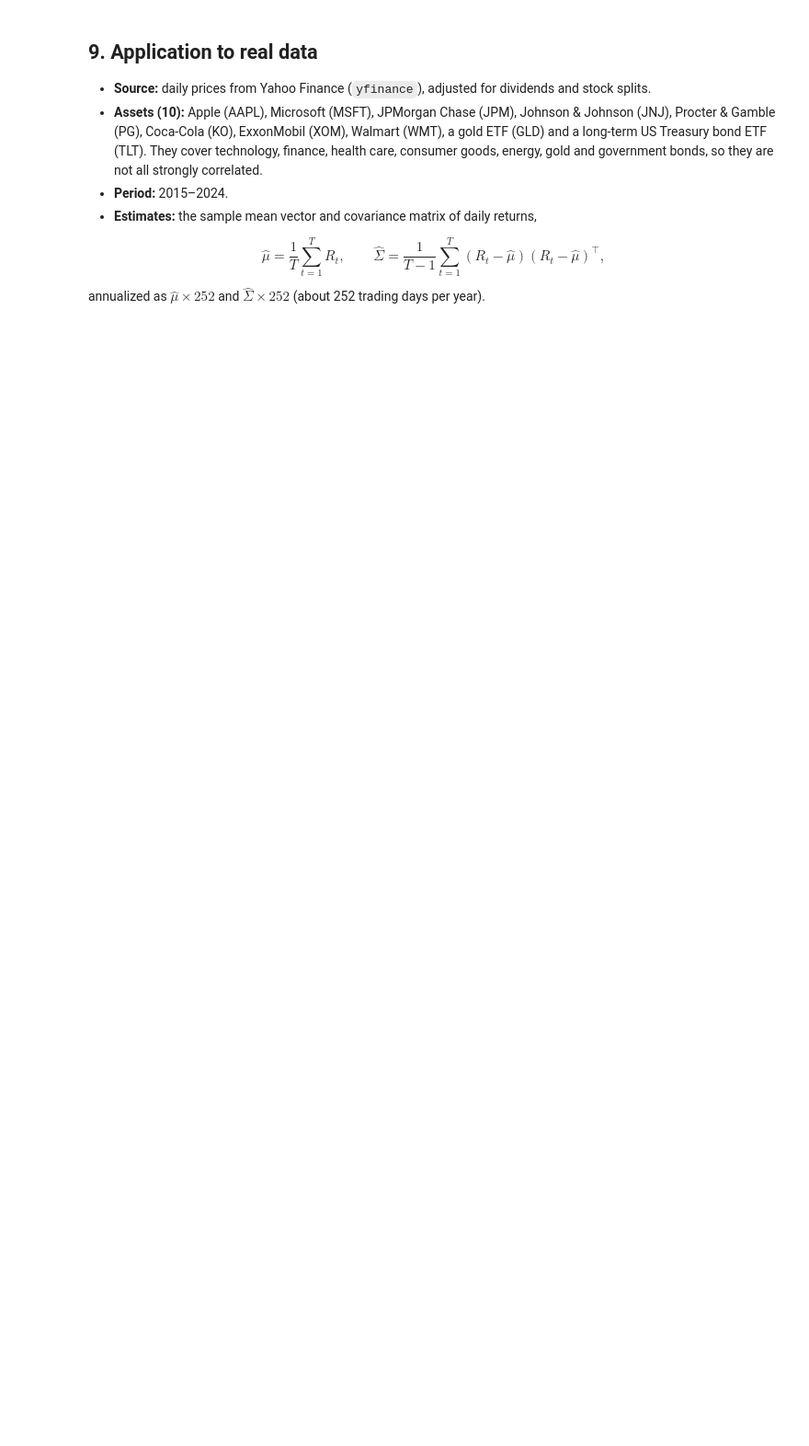
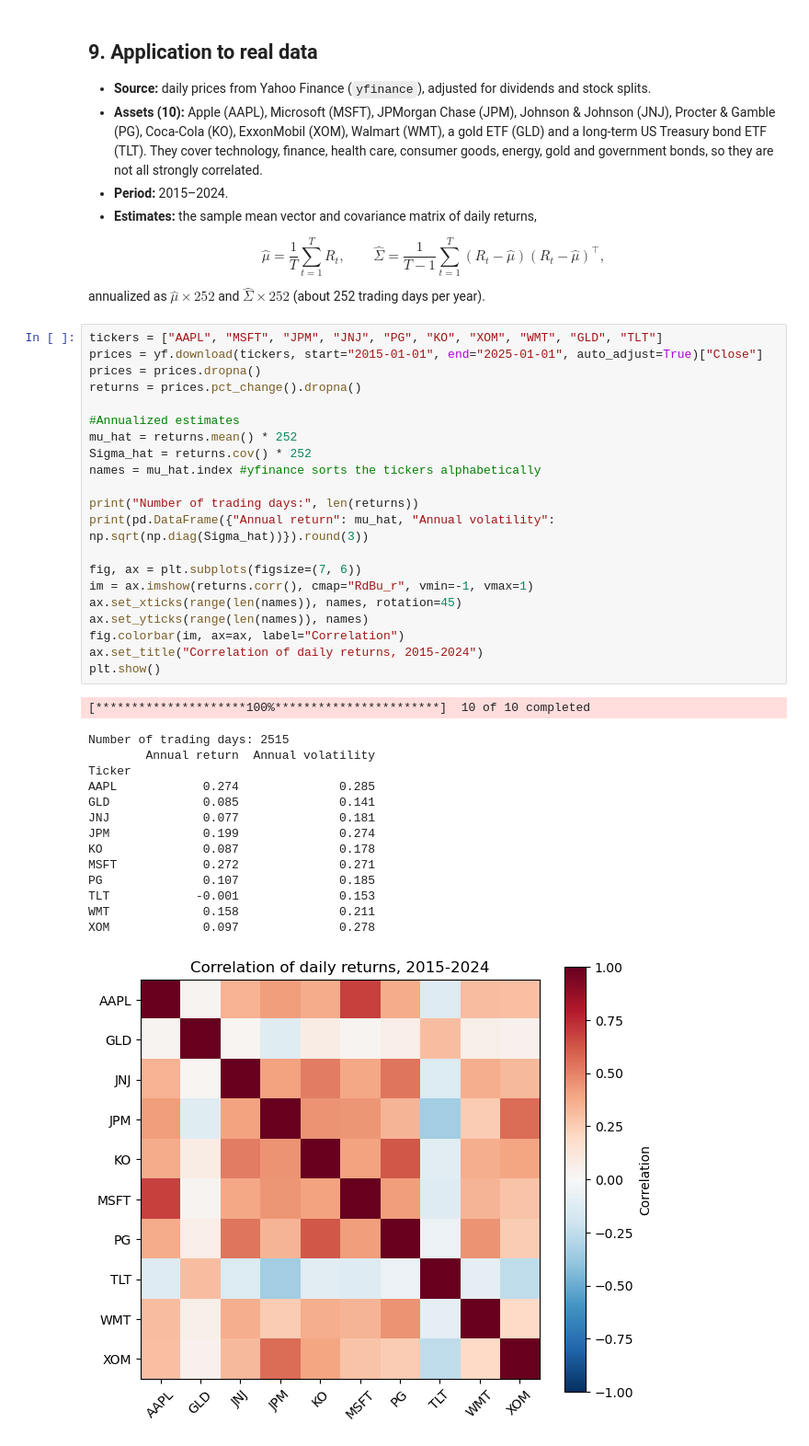
Before and after one commit to dimiturzhelezov/Markowitz-Portfolio-Optimization-with-real-data, a Jupyter notebook: Markowitz_Portfolio_Optimization_Project.ipynb, the cells around one changed output. Shown at 92% size. Cells and saved outputs as stored; diff of their text form; blank space fills up the shorter version.

```diff
--- a/Markowitz_Portfolio_Optimization_Project.ipynb
+++ b/Markowitz_Portfolio_Optimization_Project.ipynb
@@ -573,3 +573,40 @@ $$
 $$
 
 annualized as $\hat{\mu} \times 252$ and $\hat{\Sigma} \times 252$ (about 252 trading days per year).
+# %%
+tickers = ["AAPL", "MSFT", "JPM", "JNJ", "PG", "KO", "XOM", "WMT", "GLD", "TLT"]
+prices = yf.download(tickers, start="2015-01-01", end="2025-01-01", auto_adjust=True)["Close"]
+prices = prices.dropna()
+returns = prices.pct_change().dropna()
+
+#Annualized estimates
+mu_hat = returns.mean() * 252
+Sigma_hat = returns.cov() * 252
+names = mu_hat.index #yfinance sorts the tickers alphabetically
+
+print("Number of trading days:", len(returns))
+print(pd.DataFrame({"Annual return": mu_hat, "Annual volatility": np.sqrt(np.diag(Sigma_hat))}).round(3))
+
+fig, ax = plt.subplots(figsize=(7, 6))
+im = ax.imshow(returns.corr(), cmap="RdBu_r", vmin=-1, vmax=1)
+ax.set_xticks(range(len(names)), names, rotation=45)
+ax.set_yticks(range(len(names)), names)
+fig.colorbar(im, ax=ax, label="Correlation")
+ax.set_title("Correlation of daily returns, 2015-2024")
+plt.show()
+# %% [output]
+[*********************100%***********************]  10 of 10 completed
+Number of trading days: 2515
+        Annual return  Annual volatility
+Ticker
+AAPL            0.274              0.285
+GLD             0.085              0.141
+JNJ             0.077              0.181
+JPM             0.199              0.274
+KO              0.087              0.178
+MSFT            0.272              0.271
+PG              0.107              0.185
+TLT            -0.001              0.153
+WMT             0.158              0.211
+XOM             0.097              0.278
+[figure, added]
```
Also changed, not shown: parts of 4 cells of this notebook.
